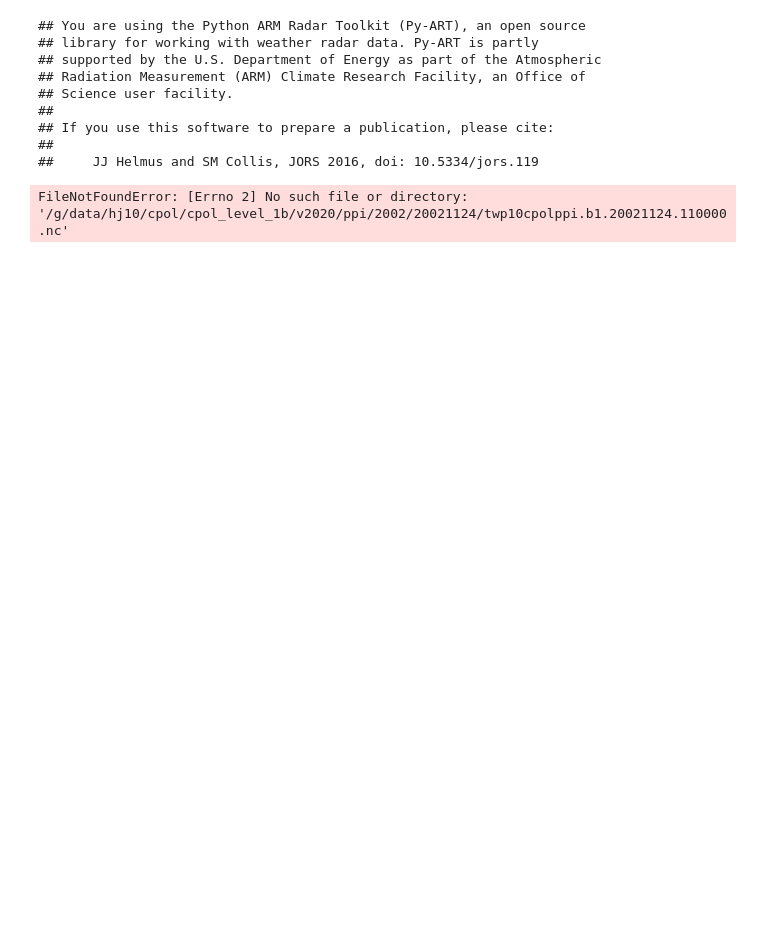
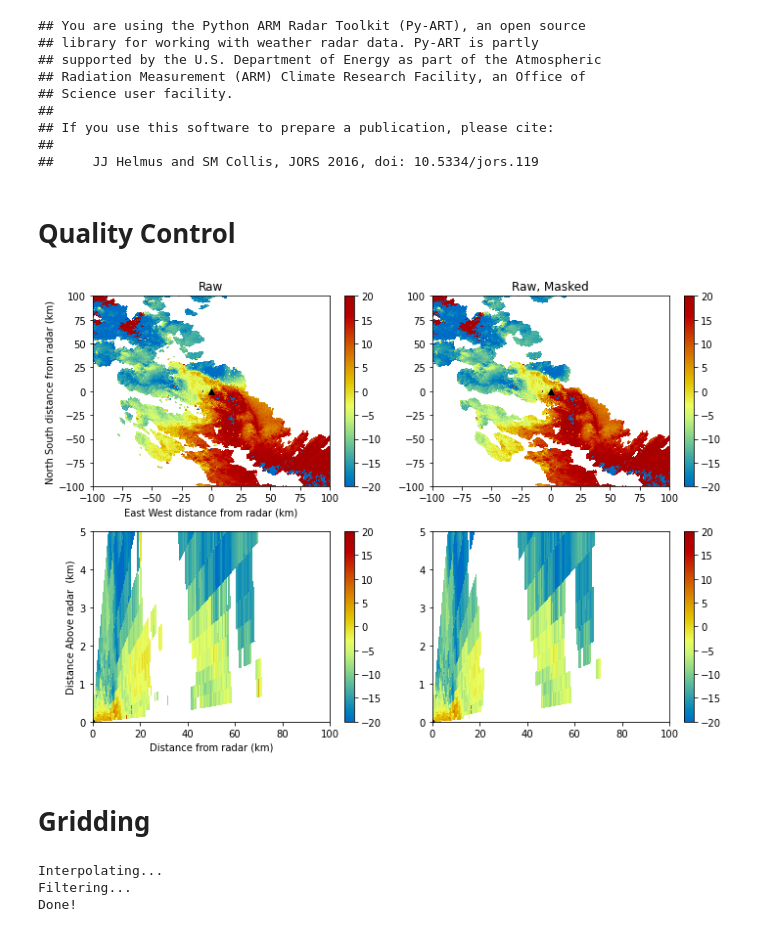
Before and after one commit to jordanbrook/leroi, a Jupyter notebook: LEROY_example.ipynb, the cells around one changed output. Saved outputs shown, nothing was run; the diff lists cells and outputs as text; code cells hidden in the pictures; blank space fills up the shorter version.

```diff
--- a/LEROY_example.ipynb
+++ b/LEROY_example.ipynb
@@ -21,15 +21,16 @@ import qc
 ## If you use this software to prepare a publication, please cite:
 ##
 ##     JJ Helmus and SM Collis, JORS 2016, doi: 10.5334/jors.119
+# %% [markdown]
+# Quality Control
 # %%
-field = 'corrected_velocity'
+field = 'VRADH'
 with warnings.catch_warnings():
     warnings.filterwarnings("ignore")
-    radar = pyart.io.read("/g/data/hj10/cpol/cpol_level_1b/v2020/ppi/2002/20021124/twp10cpolppi.b1.20021124.110000.nc")
+    #radar = pyart.io.read("/g/data/hj10/cpol/cpol_level_1b/v2020/ppi/2002/20021124/twp10cpolppi.b1.20021124.110000.nc")
+    radar = pyart.aux_io.read_odim_h5('/home/jordan/dev/HT_WORK/Data/20201031/66_20201031_050028.pvol.h5', file_field_names=True)
     radar.add_field_like(field, field+'_original', radar.fields[field]['data'])
-    radar = qc.mask_invalid_data(radar, 'corrected_reflectivity', add_to = [field], min_field = 5, min_area = 50, return_smooth = False)
+    radar = qc.mask_invalid_data(radar, 'DBZH', add_to = [field], min_field = 5, min_area = 50, return_smooth = False)
-# %% [output]
-FileNotFoundError: [Errno 2] No such file or directory: '/g/data/hj10/cpol/cpol_level_1b/v2020/ppi/2002/20021124/twp10cpolppi.b1.20021124.110000.nc'
 # %%
 # create the plot using RadarDisplay
 gb = ((0,5), (-100,100), (-100,100))
@@ -41,34 +42,38 @@ fig = plt.figure(figsize=(10, 7))
 
 ax = fig.add_subplot(221)
 ax.plot(0,0, 'k^')
 display.plot_ppi(field+'_original', tilt, ax=ax,colorbar_flag= True,
-             colorbar_label='',vmin = vmin, vmax = vmax, title=  'Raw',cmap = 'pyart_homeyerrainbow')
+             colorbar_label='',vmin = vmin, vmax = vmax, title=  'Raw',cmap = 'pyart_HomeyerRainbow')
 display.set_limits(gb[2], gb[1], ax=ax)
 
 ax = fig.add_subplot(222)
 ax.plot(0,0, 'k^')
 
 display.plot_ppi(field+'', tilt, ax=ax,colorbar_flag= True, axislabels_flag = False,
-             colorbar_label='',vmin = vmin, vmax = vmax, title=  'Raw, Masked',cmap = 'pyart_homeyerrainbow')
+             colorbar_label='',vmin = vmin, vmax = vmax, title=  'Raw, Masked',cmap = 'pyart_HomeyerRainbow')
 display.set_limits(gb[2], gb[1], ax=ax)
 
 xsect = pyart.util.cross_section_ppi(radar, [ray])
 display = pyart.graph.RadarDisplay(xsect)
 
 ax = fig.add_subplot(223)
 ax.plot(0,0, 'k^')
 
 display.plot(field+'_original', 0, colorbar_flag= True, vmin = vmin, vmax = vmax,colorbar_label='',
-             title=  '',cmap = 'pyart_homeyerrainbow')
+             title=  '',cmap = 'pyart_HomeyerRainbow')
 display.set_limits(rlim, gb[0], ax=ax)
 display = pyart.graph.RadarDisplay(xsect)
 
 ax = fig.add_subplot(224)
 ax.plot(0,0, 'k^')
 
 display.plot(field+'', 0, colorbar_flag= True, vmin = vmin, vmax = vmax, title=  '',colorbar_label='',
-             axislabels_flag = False,cmap = 'pyart_homeyerrainbow')
+             axislabels_flag = False,cmap = 'pyart_HomeyerRainbow')
 display.set_limits(rlim, gb[0], ax=ax)
 
 plt.tight_layout()
 plt.show()
+# %% [output]
+[figure, added]
+# %% [markdown]
+# Gridding
@@ -74,0 +96,6 @@ plt.show()
+# %%
+vrad = leroy_grid(radar,coords, field)
+# %% [output]
+Interpolating...
+Filtering...
+Done!
```
Also changed, not shown: parts of 3 cells of this notebook, 3 other files.
